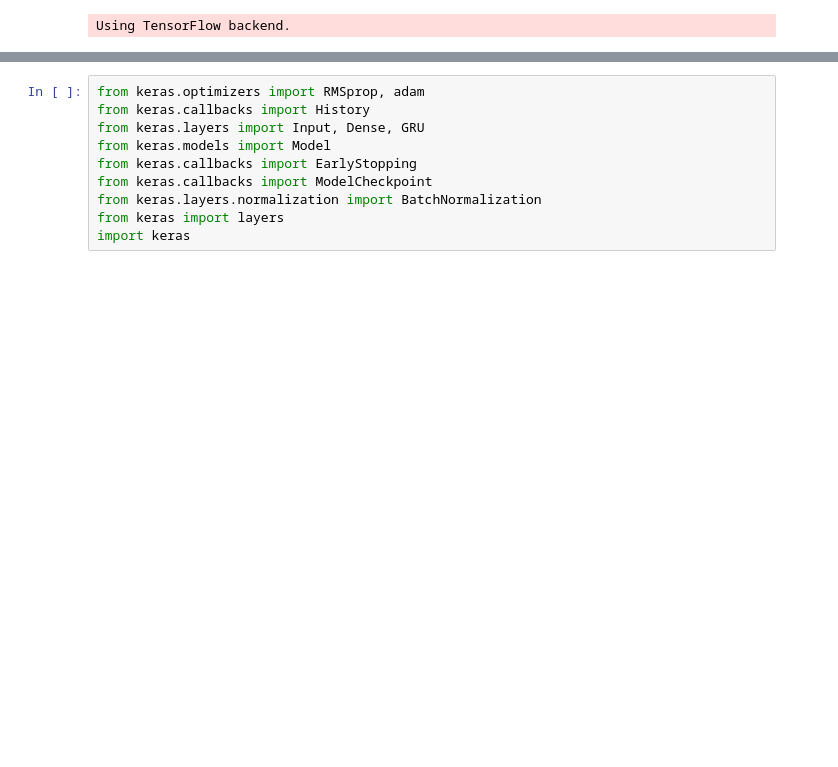
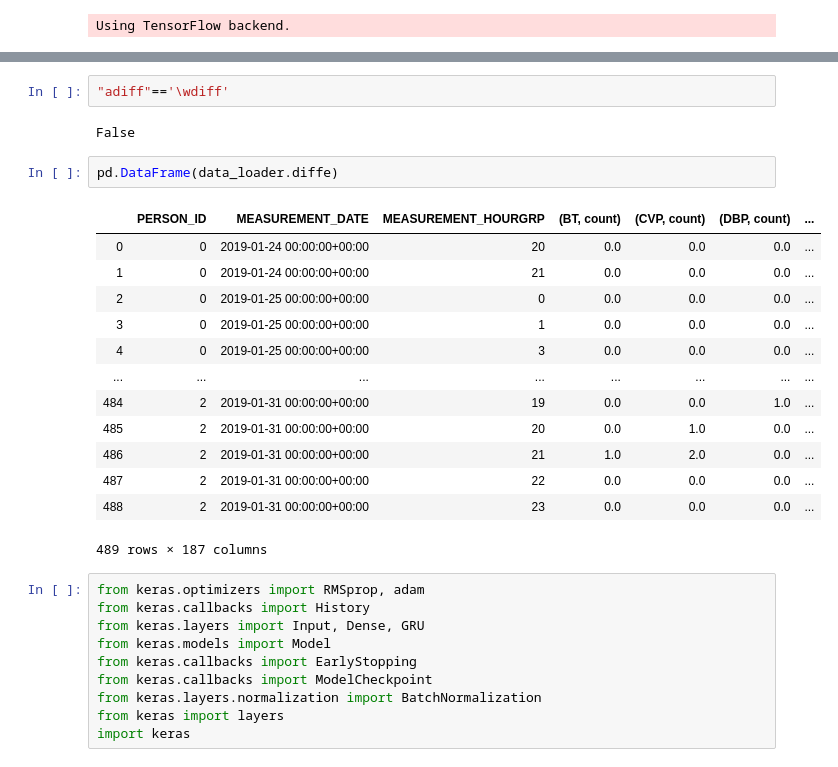
Before and after one commit to linewalks/prism, a Jupyter notebook: docker/src/Untitled.ipynb, the cells around one changed output, grey strips where cells are left out. Cells and saved outputs as stored; diff of their text form; blank space fills up the shorter version.

```diff
--- a/docker/src/Untitled.ipynb
+++ b/docker/src/Untitled.ipynb
@@ -62,6 +62,26 @@ Please use `rate` instead of `keep_prob`. Rate should be set to `rate = 1 - keep
 WARNING:tensorflow:From /home/user/anaconda3/envs/park/lib/python3.7/site-packages/keras/optimizers.py:790: The name tf.train.Optimizer is deprecated. Please use tf.compat.v1.train.Optimizer instead.
 
 WARNING:tensorflow:From /home/user/anaconda3/envs/park/lib/python3.7/site-packages/keras/backend/tensorflow_backend.py:3376: The name tf.log is deprecated. Please use tf.math.log instead.
+# %%
+"adiff"=='\wdiff'
+# %% [output]
+False
+# %%
+pd.DataFrame(data_loader.diffe)
+# %% [output]
+|  | PERSON_ID | MEASUREMENT_DATE | MEASUREMENT_HOURGRP | (BT, count) | (CVP, count) | (DBP, count) | ... |
+| 0 | 0 | 2019-01-24 00:00:00+00:00 | 20 | 0.0 | 0.0 | 0.0 | ... |
+| 1 | 0 | 2019-01-24 00:00:00+00:00 | 21 | 0.0 | 0.0 | 0.0 | ... |
+| 2 | 0 | 2019-01-25 00:00:00+00:00 | 0 | 0.0 | 0.0 | 0.0 | ... |
+| 3 | 0 | 2019-01-25 00:00:00+00:00 | 1 | 0.0 | 0.0 | 0.0 | ... |
+| 4 | 0 | 2019-01-25 00:00:00+00:00 | 3 | 0.0 | 0.0 | 0.0 | ... |
+| ... | ... | ... | ... | ... | ... | ... | ... |
+| 484 | 2 | 2019-01-31 00:00:00+00:00 | 19 | 0.0 | 0.0 | 1.0 | ... |
+| 485 | 2 | 2019-01-31 00:00:00+00:00 | 20 | 0.0 | 1.0 | 0.0 | ... |
+| 486 | 2 | 2019-01-31 00:00:00+00:00 | 21 | 1.0 | 2.0 | 0.0 | ... |
+| 487 | 2 | 2019-01-31 00:00:00+00:00 | 22 | 0.0 | 0.0 | 0.0 | ... |
+| 488 | 2 | 2019-01-31 00:00:00+00:00 | 23 | 0.0 | 0.0 | 0.0 | ... |
+489 rows × 187 columns
 # %%
 from keras.optimizers import RMSprop, adam
 from keras.callbacks import History
```
Also changed, not shown: parts of 3 cells of this notebook, 2 other files.
